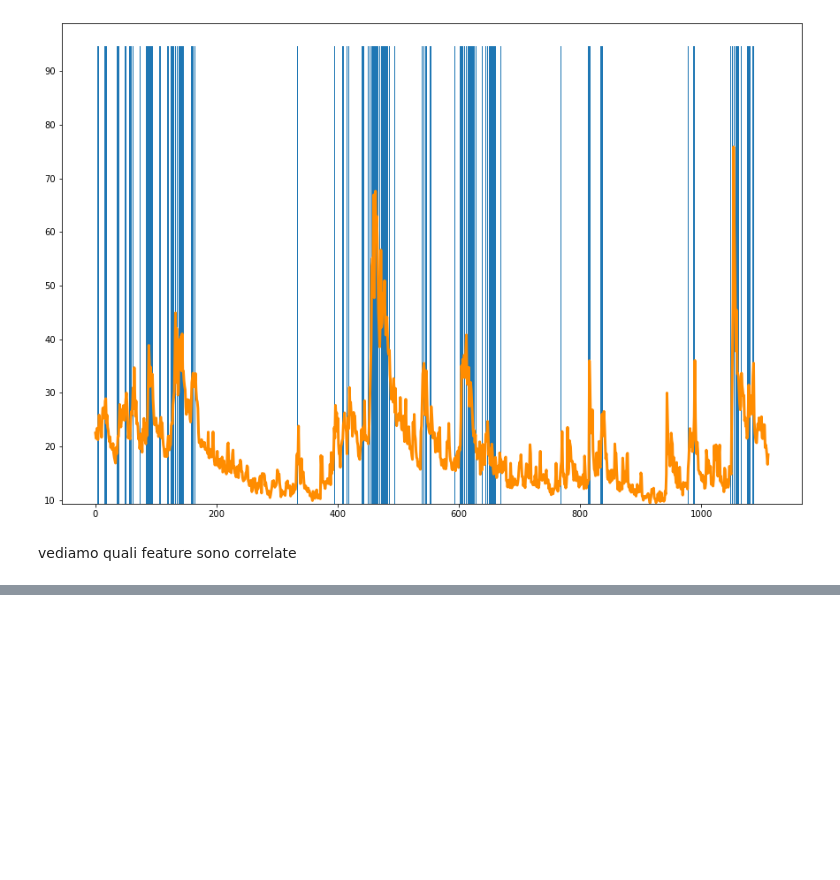
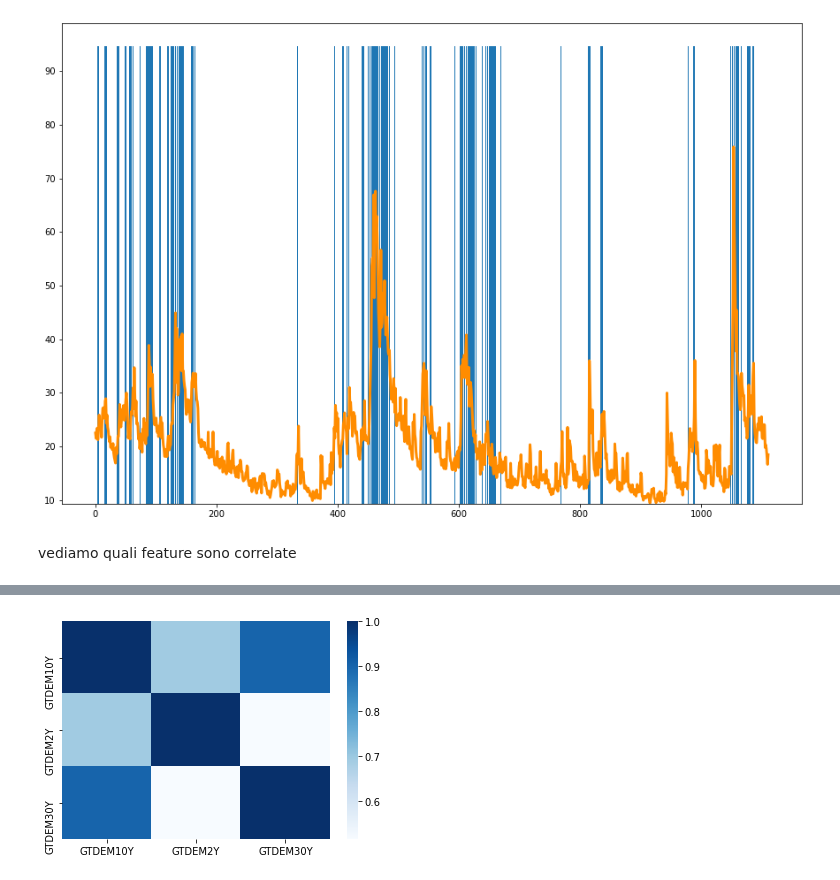
Before and after one commit to MicheleDiSabato/detecting-abnormal-markets-ews, a Jupyter notebook: bc3.ipynb, the cells around one changed output, grey strips where cells are left out. Saved outputs shown, nothing was run; the diff lists cells and outputs as text; code cells hidden in the pictures; blank space fills up the shorter version.

```diff
--- a/bc3.ipynb
+++ b/bc3.ipynb
@@ -135,0 +179,12 @@ vediamo quali feature sono correlate
+# %%
+german_bonds = ['GTDEM10Y', 'GTDEM2Y', 'GTDEM30Y']
+corr_matrix = df_1.loc[:,german_bonds].corr()
+# fig, ax = plt.subplots(figsize=(20,17))
+sns.heatmap(corr_matrix,
+        xticklabels=corr_matrix.columns,
+        yticklabels=corr_matrix.columns,
+        cmap = "Blues")
+# teniamo solo 2 anni
+df_1 = df_1.drop(['GTDEM10Y','GTDEM30Y'], axis=1)
+# %% [output]
+[figure, added]
```
Also changed, not shown: parts of 18 cells of this notebook, 1 other file.
